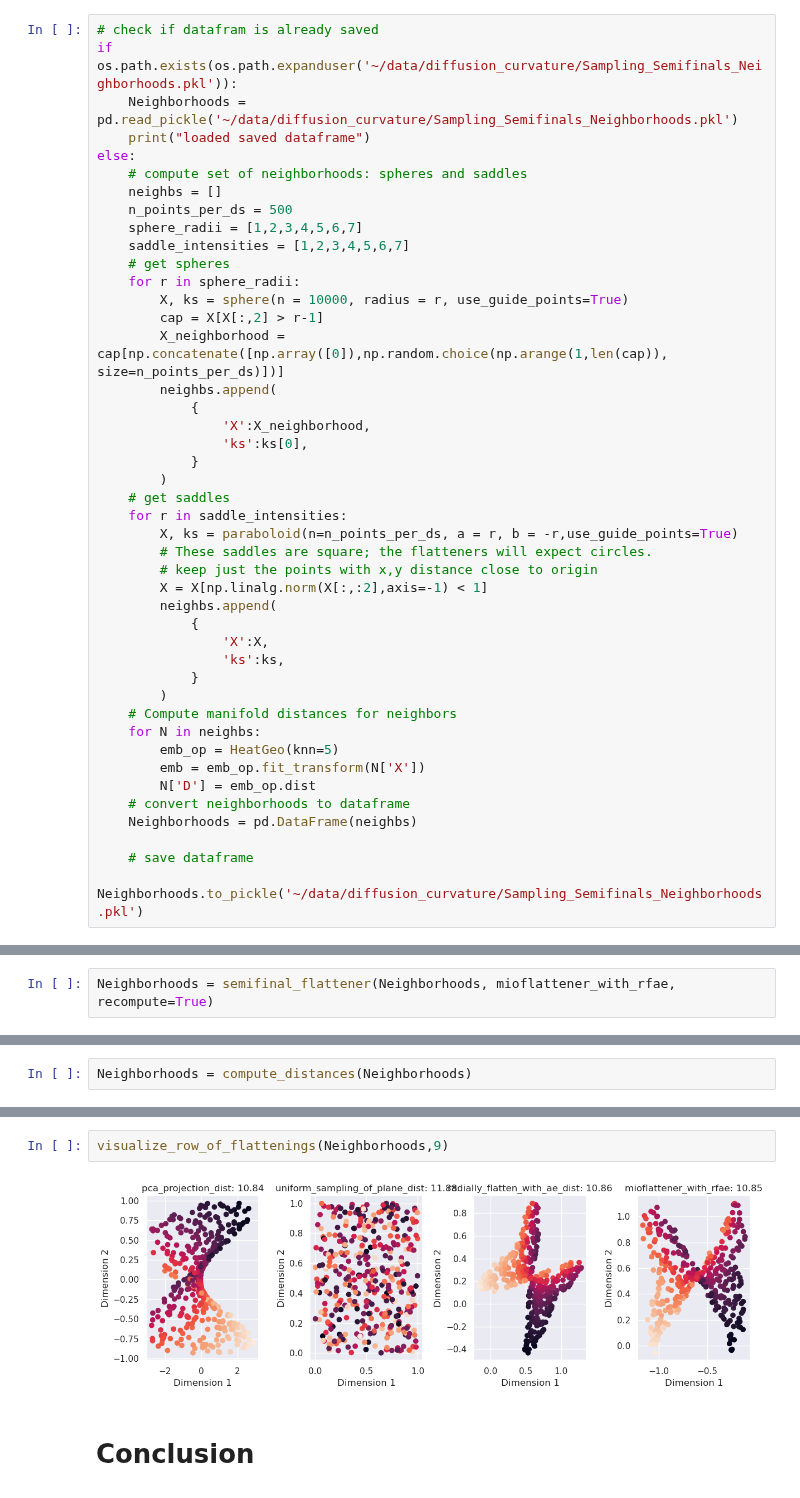
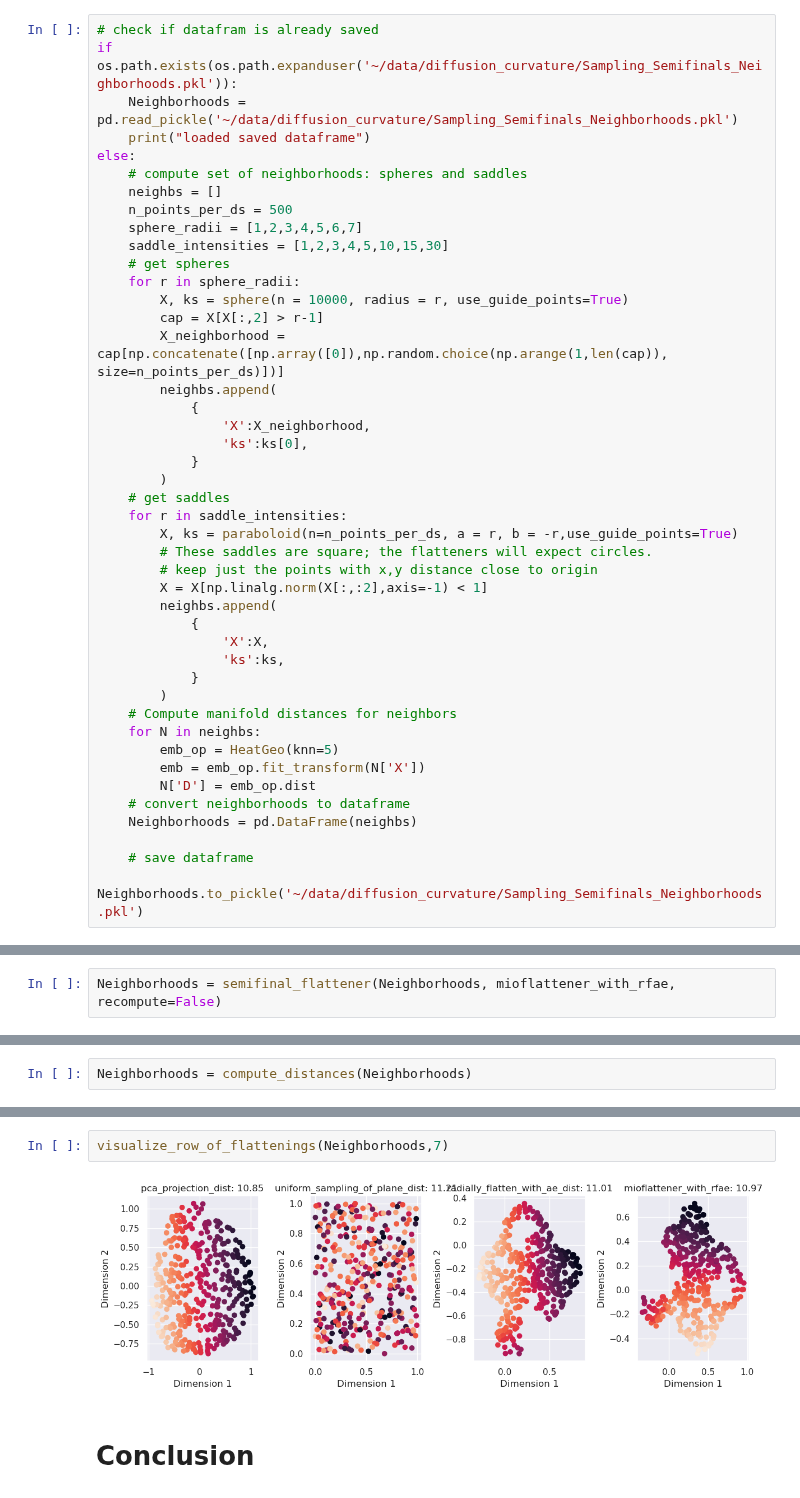
Before and after one commit to professorwug/diffusion-curvature, a Jupyter notebook: nbs/experiments/3f-Sampling-Semifinals.ipynb, the cells around one changed output, grey strips where cells are left out. Drawn from its saved outputs; the diff is of its cells as text.

```diff
--- a/nbs/experiments/3f-Sampling-Semifinals.ipynb
+++ b/nbs/experiments/3f-Sampling-Semifinals.ipynb
@@ -87,7 +85,7 @@ else:
     neighbs = []
     n_points_per_ds = 500
     sphere_radii = [1,2,3,4,5,6,7]
-    saddle_intensities = [1,2,3,4,5,6,7]
+    saddle_intensities = [1,2,3,4,5,10,15,30]
     # get spheres
     for r in sphere_radii:
         X, ks = sphere(n = 10000, radius = r, use_guide_points=True)
@@ -358,5 +298,5 @@ Using s_gd2 for MDS. None
 # %%
 # Neighborhoods = semifinal_flattener(Neighborhoods, mioflattener, recompute=False)
 # %%
-Neighborhoods = semifinal_flattener(Neighborhoods, mioflattener_with_rfae, recompute=True)
+Neighborhoods = semifinal_flattener(Neighborhoods, mioflattener_with_rfae, recompute=False)
 # %% [output]
@@ -472,7 +326,7 @@ Neighborhoods[["ks","pca_projection_dist","radially_flatten_with_ae_dist","unifo
 # %%
-visualize_row_of_flattenings(Neighborhoods,9)
+visualize_row_of_flattenings(Neighborhoods,7)
 # %% [output]
-[figure, old version]
+[figure, new version]
 # %% [markdown]
 # Conclusion
 # %% [markdown]
```
Also changed, not shown: parts of 7 cells of this notebook, 21 other files.
